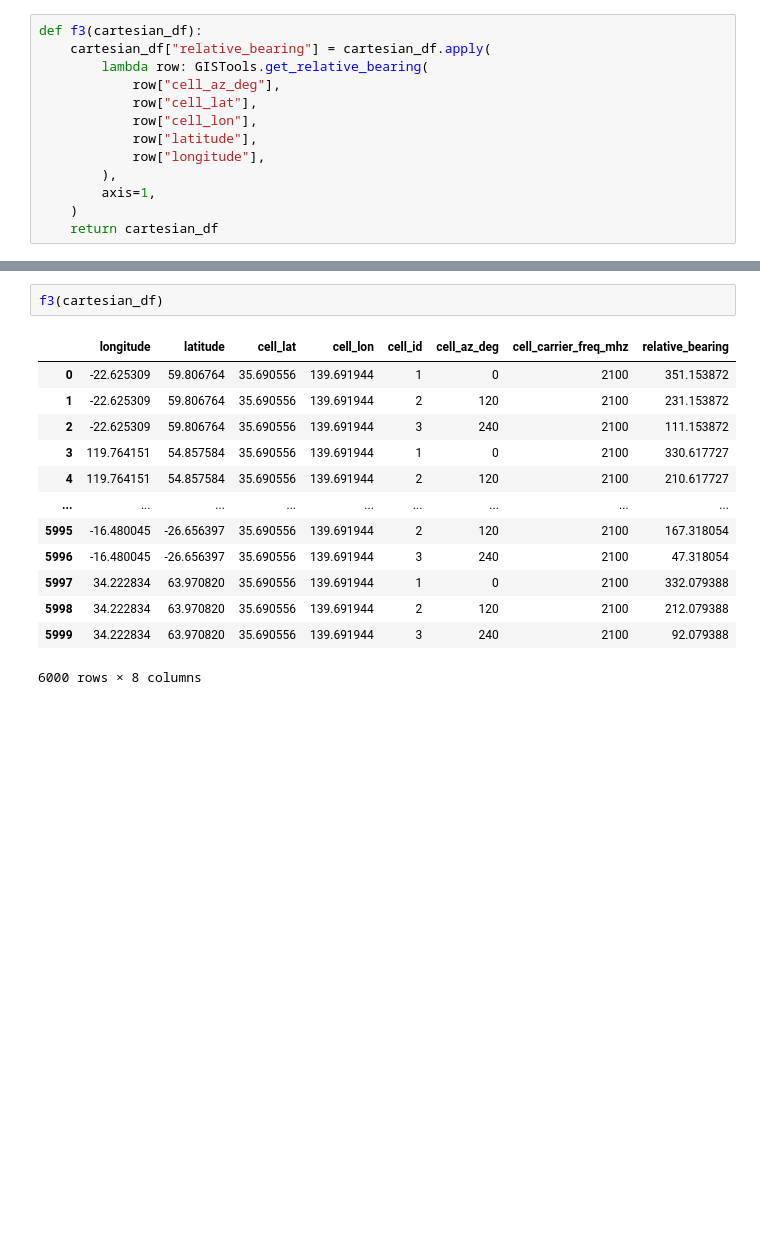
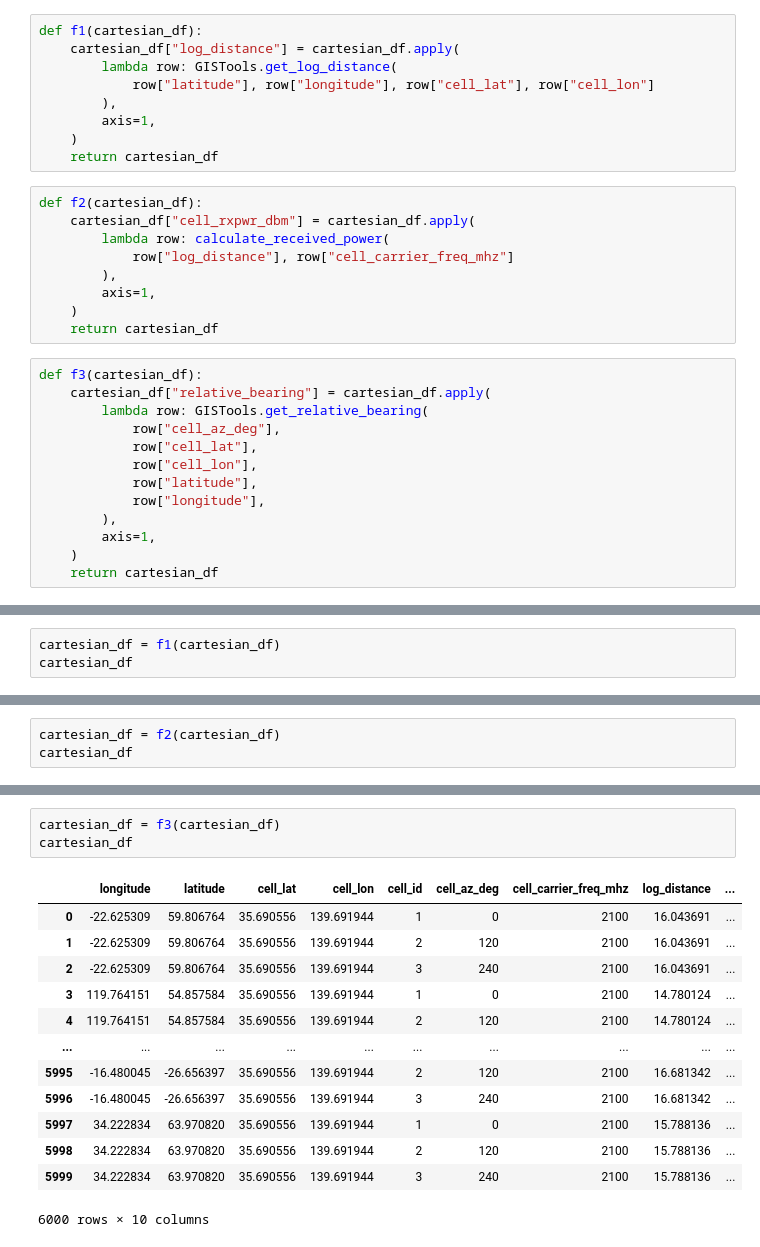
Before and after one commit to tanzim10/maveric, a Jupyter notebook: notebooks/debug_mro.ipynb, the cells around one changed output, grey strips where cells are left out. Saved outputs shown, nothing was run; the diff lists cells and outputs as text; blank space fills up the shorter version.

```diff
--- a/notebooks/debug_mro.ipynb
+++ b/notebooks/debug_mro.ipynb
@@ -41,3 +44,21 @@ cartesian_df = f0(simple_ue, topology)
+# %%
+def f1(cartesian_df):
+    cartesian_df["log_distance"] = cartesian_df.apply(
+        lambda row: GISTools.get_log_distance(
+            row["latitude"], row["longitude"], row["cell_lat"], row["cell_lon"]
+        ),
+        axis=1,
+    )
+    return cartesian_df
+# %%
+def f2(cartesian_df):
+    cartesian_df["cell_rxpwr_dbm"] = cartesian_df.apply(
+        lambda row: calculate_received_power(
+            row["log_distance"], row["cell_carrier_freq_mhz"]
+        ),
+        axis=1,
+    )
+    return cartesian_df
 # %%
 def f3(cartesian_df):
     cartesian_df["relative_bearing"] = cartesian_df.apply(
@@ -53,0 +99,3 @@ def f3(cartesian_df):
+# %%
+cartesian_df = f1(cartesian_df)
+cartesian_df
@@ -53,0 +116,3 @@ def f3(cartesian_df):
+# %%
+cartesian_df = f2(cartesian_df)
+cartesian_df
@@ -54,16 +133,17 @@ def f3(cartesian_df):
 # %%
-f3(cartesian_df)
+cartesian_df = f3(cartesian_df)
+cartesian_df
 # %% [output]
-|  | longitude | latitude | cell_lat | cell_lon | cell_id | cell_az_deg | cell_carrier_freq_mhz | relative_bearing |
-| 0 | -22.625309 | 59.806764 | 35.690556 | 139.691944 | 1 | 0 | 2100 | 351.153872 |
-| 1 | -22.625309 | 59.806764 | 35.690556 | 139.691944 | 2 | 120 | 2100 | 231.153872 |
-| 2 | -22.625309 | 59.806764 | 35.690556 | 139.691944 | 3 | 240 | 2100 | 111.153872 |
-| 3 | 119.764151 | 54.857584 | 35.690556 | 139.691944 | 1 | 0 | 2100 | 330.617727 |
-| 4 | 119.764151 | 54.857584 | 35.690556 | 139.691944 | 2 | 120 | 2100 | 210.617727 |
-| ... | ... | ... | ... | ... | ... | ... | ... | ... |
-| 5995 | -16.480045 | -26.656397 | 35.690556 | 139.691944 | 2 | 120 | 2100 | 167.318054 |
-| 5996 | -16.480045 | -26.656397 | 35.690556 | 139.691944 | 3 | 240 | 2100 | 47.318054 |
-| 5997 | 34.222834 | 63.970820 | 35.690556 | 139.691944 | 1 | 0 | 2100 | 332.079388 |
-| 5998 | 34.222834 | 63.970820 | 35.690556 | 139.691944 | 2 | 120 | 2100 | 212.079388 |
-| 5999 | 34.222834 | 63.970820 | 35.690556 | 139.691944 | 3 | 240 | 2100 | 92.079388 |
+|  | longitude | latitude | cell_lat | cell_lon | cell_id | cell_az_deg | cell_carrier_freq_mhz | log_distance | ... |
+| 0 | -22.625309 | 59.806764 | 35.690556 | 139.691944 | 1 | 0 | 2100 | 16.043691 | ... |
+| 1 | -22.625309 | 59.806764 | 35.690556 | 139.691944 | 2 | 120 | 2100 | 16.043691 | ... |
+| 2 | -22.625309 | 59.806764 | 35.690556 | 139.691944 | 3 | 240 | 2100 | 16.043691 | ... |
+| 3 | 119.764151 | 54.857584 | 35.690556 | 139.691944 | 1 | 0 | 2100 | 14.780124 | ... |
+| 4 | 119.764151 | 54.857584 | 35.690556 | 139.691944 | 2 | 120 | 2100 | 14.780124 | ... |
+| ... | ... | ... | ... | ... | ... | ... | ... | ... | ... |
+| 5995 | -16.480045 | -26.656397 | 35.690556 | 139.691944 | 2 | 120 | 2100 | 16.681342 | ... |
+| 5996 | -16.480045 | -26.656397 | 35.690556 | 139.691944 | 3 | 240 | 2100 | 16.681342 | ... |
+| 5997 | 34.222834 | 63.970820 | 35.690556 | 139.691944 | 1 | 0 | 2100 | 15.788136 | ... |
+| 5998 | 34.222834 | 63.970820 | 35.690556 | 139.691944 | 2 | 120 | 2100 | 15.788136 | ... |
+| 5999 | 34.222834 | 63.970820 | 35.690556 | 139.691944 | 3 | 240 | 2100 | 15.788136 | ... |
-6000 rows × 8 columns
+6000 rows × 10 columns
```
Also changed, not shown: parts of 10 cells of this notebook.
